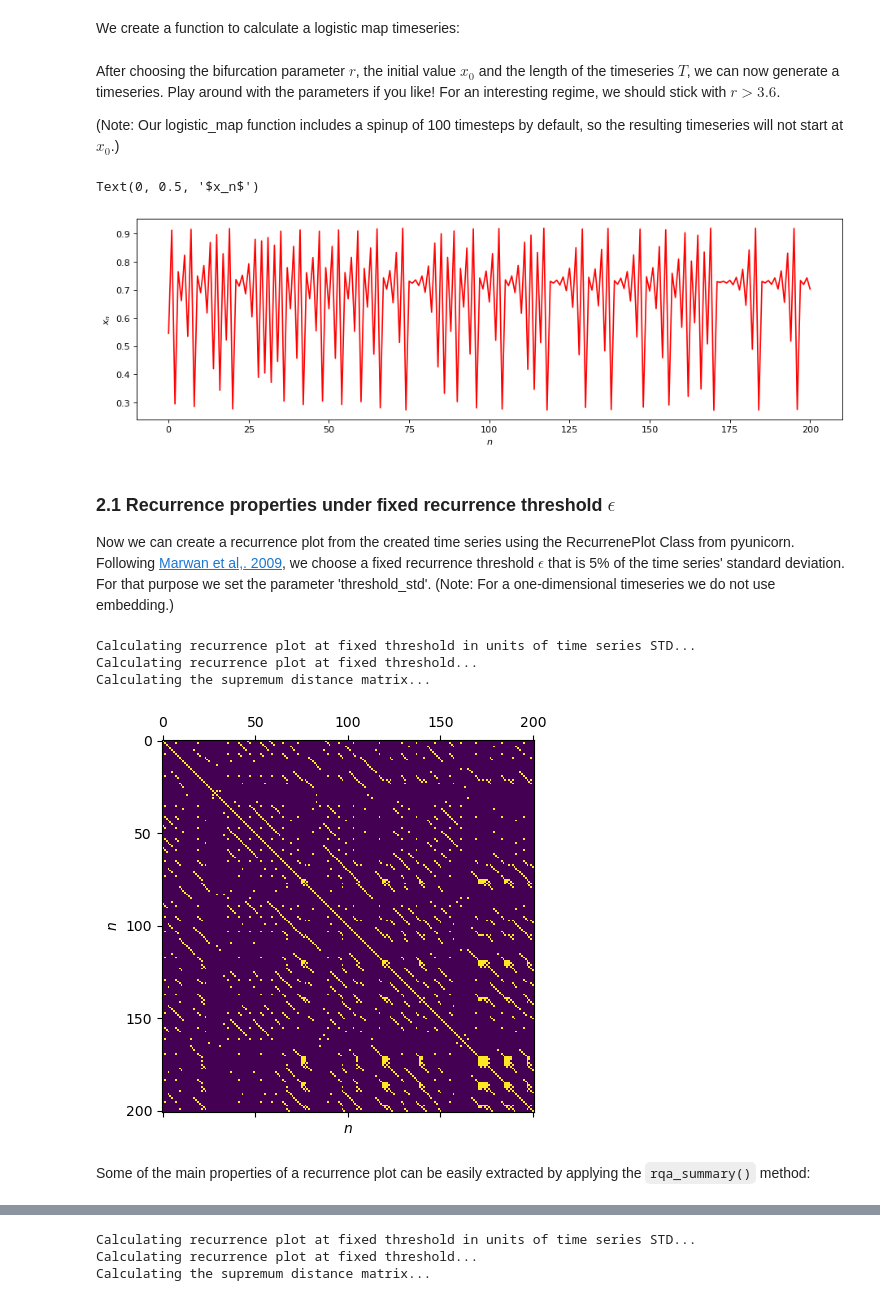
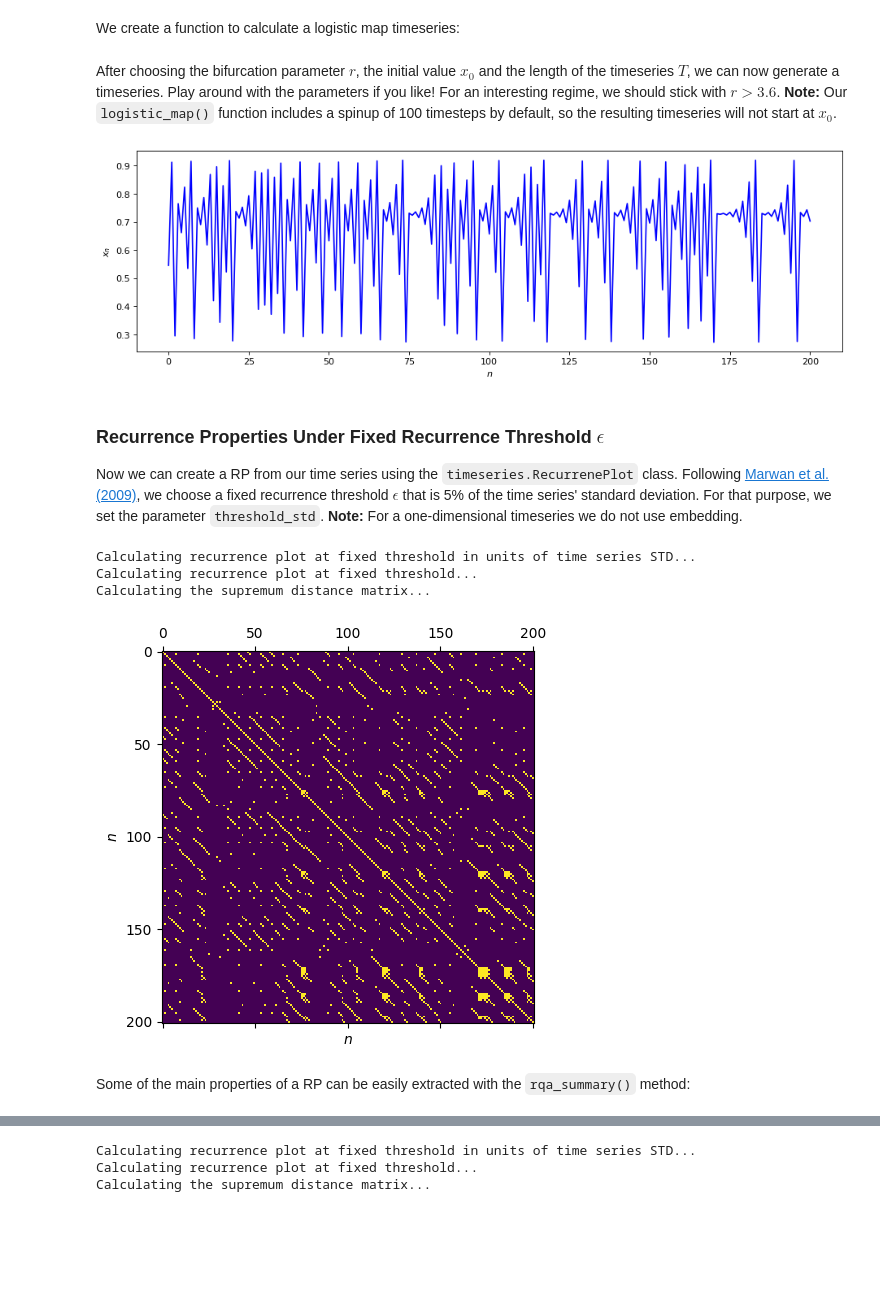
Before and after one commit to pik-copan/pyunicorn, a Jupyter notebook: examples/tutorials/RecurrenceNetworks.ipynb, the cells around one changed output, grey strips where cells are left out. Saved outputs shown, nothing was run; the diff lists cells and outputs as text; code cells hidden in the pictures; blank space fills up the shorter version.

```diff
--- a/examples/tutorials/RecurrenceNetworks.ipynb
+++ b/examples/tutorials/RecurrenceNetworks.ipynb
@@ -57,10 +54,11 @@ from pyunicorn.timeseries import RecurrencePlot
 # %% [markdown]
 We create a function to calculate a logistic map timeseries:
 # %%
-def logistic_map(x0, r, T, spinup=100):
+def logistic_map(x0: float, r: float, T: int, spinup: int = 100):
     """
     Returns a time series of length T using the logistic map
-    x_(n+1) = r*x_n(1-x_n) at parameter r and using the initial condition x0.
+    x_(n+1) = r*x_n(1-x_n)
+    at parameter r and using the initial condition x0.
 
     INPUT: x0 - Initial condition, 0 <= x0 <= 1
             r - Bifurcation parameter, 0 <= r <= 4
@@ -72,64 +70,52 @@ def logistic_map(x0, r, T, spinup=100):
     for n in range(spinup):
         x0 = r * x0 * (1 - x0)
 
-    #  Initialize timeSeries as python list with initial condition as first entry
-    timeseries = [x0]
-
+    timeseries = np.zeros(T + 1)
+    timeseries[0] = x0
     for n in range(T):
         # get current timestep value
         xn = timeseries[n]
         # calculate next timestep value
         xstep = r * xn * (1 - xn)
-        # append new timestep value to timeSeries
-        timeseries.append(xstep)
-
-    return np.array(timeseries)
+        timeseries[n + 1] = xstep
+    return timeseries
 # %% [markdown]
 After choosing the bifurcation parameter $r$, the initial value $x_0$ and the length of the timeseries $T$, we can now generate a timeseries. Play around with the parameters if you like! For an interesting regime, we should stick with $r >3.6$.
-
-(Note: Our logistic_map function includes a spinup of 100 timesteps by default, so the resulting timeseries will not start at $x_0$.)
+**Note:** Our `logistic_map()` function includes a spinup of 100 timesteps by default, so the resulting timeseries will not start at $x_0$.
 # %%
 #  Parameters of logistic map
 r = 3.679  # Bifurcation parameter
 x0 = 0.7   # Initial value
-
 #  Length of the time series
 T = 200
-
-#Generate the timeseries
+#  Generate the timeseries
 time_series = logistic_map(x0, r, T)
-
 #  Plot the time series
 plt.figure(figsize=(14, 4), dpi=80)
-plt.plot(time_series, "r")
+plt.plot(time_series, "b")
 plt.xlabel("$n$")
-plt.ylabel("$x_n$")
+plt.ylabel("$x_n$");
 # %% [output]
-Text(0, 0.5, '$x_n$')
-[figure, old version]
+[figure, new version]
 # %% [markdown]
-### 2.1 Recurrence properties under fixed recurrence threshold $\epsilon$
+### Recurrence Properties Under Fixed Recurrence Threshold $\epsilon$
 
-Now we can create a recurrence plot from the created time series using the RecurrenePlot Class from pyunicorn. Following [Marwan et al,. 2009](https://arxiv.org/abs/0907.3368), we choose a fixed recurrence threshold $\epsilon$ that is 5% of the time series' standard deviation. For that purpose we set the parameter 'threshold_std'. (Note: For a one-dimensional timeseries we do not use embedding.)
+Now we can create a RP from our time series using the `timeseries.RecurrenePlot` class. Following [Marwan et al. (2009)](https://www.sciencedirect.com/science/article/abs/pii/S0375960109011852), we choose a fixed recurrence threshold $\epsilon$ that is 5% of the time series' standard deviation. For that purpose, we set the parameter `threshold_std`. **Note:** For a one-dimensional timeseries we do not use embedding.
 # %%
-EPS_std = 0.05  # Fixed recurrence threshold in units of the time series' standard deviation
-
+# Fixed recurrence threshold in units of the time series' standard deviation
+EPS_std = 0.05
 # Default distance metric in phase space: "supremum"
 # Can also be set to "euclidean" or "manhattan".
 METRIC = "supremum"
-
 rp = RecurrencePlot(time_series, metric=METRIC,
                     normalize=False, threshold_std=EPS_std)
-
 plt.matshow(rp.recurrence_matrix())
-plt.xlabel("$n$")
-plt.ylabel("$n$")
-plt.show()
+plt.xlabel("$n$"); plt.ylabel("$n$");
 # %% [output]
 Calculating recurrence plot at fixed threshold in units of time series STD...
 Calculating recurrence plot at fixed threshold...
 Calculating the supremum distance matrix...
-[figure, old version]
+[figure, new version]
 # %% [markdown]
-Some of the main properties of a recurrence plot can be easily extracted by applying the `rqa_summary()` method:
+Some of the main properties of a RP can be easily extracted with the `rqa_summary()` method:
 # %%
```
Also changed, not shown: parts of 48 cells of this notebook, 19 other files.
